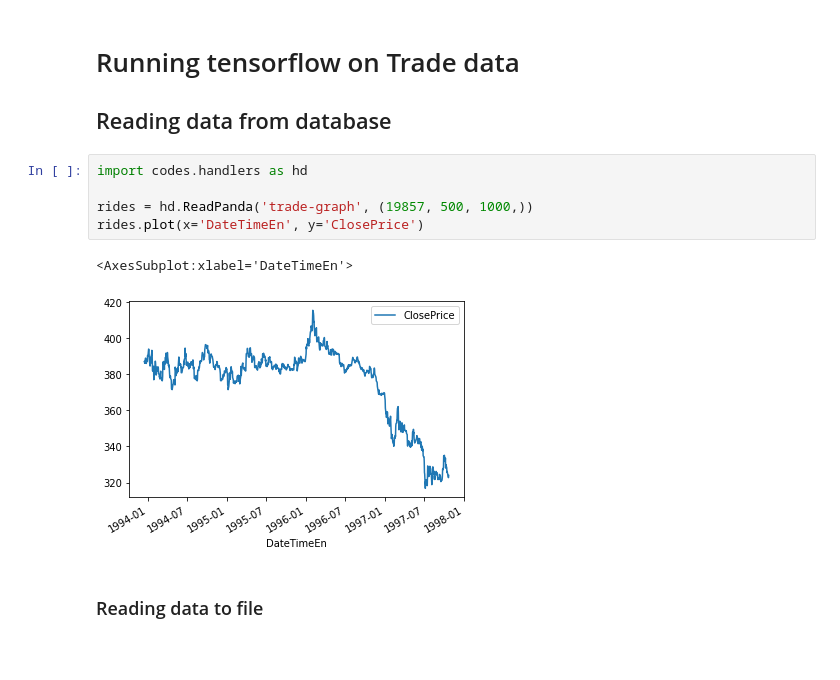
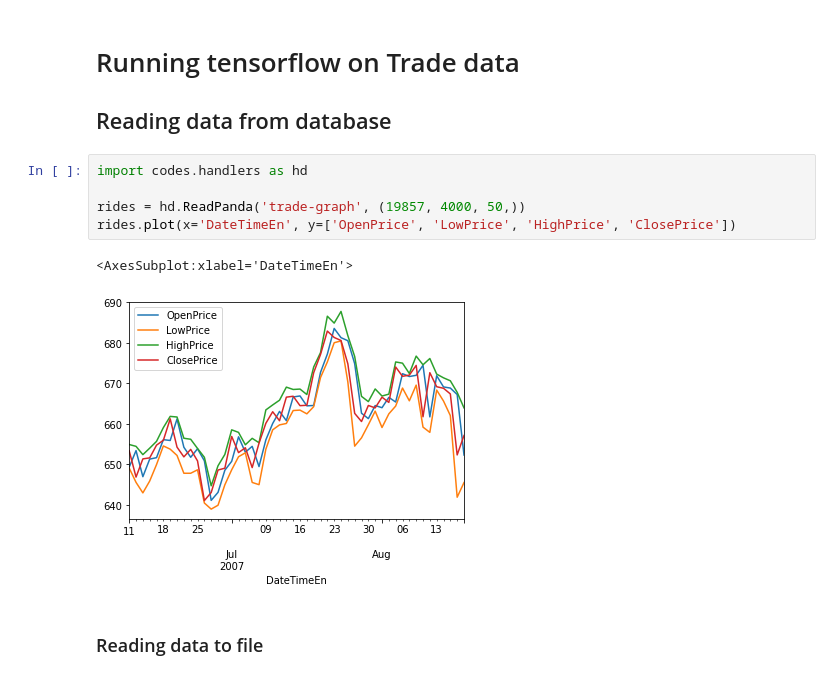
Before and after one commit to h-nargesi/Stock-Estimation, a Jupyter notebook: Jiringi/Python/tensorflow-run.ipynb, the cells around one changed output. Saved outputs shown, nothing was run; the diff lists cells and outputs as text; blank space fills up the shorter version.

```diff
--- a/Jiringi/Python/tensorflow-run.ipynb
+++ b/Jiringi/Python/tensorflow-run.ipynb
@@ -5,11 +5,11 @@
 # %%
 import codes.handlers as hd
 
-rides = hd.ReadPanda('trade-graph', (19857, 500, 1000,))
-rides.plot(x='DateTimeEn', y='ClosePrice')
+rides = hd.ReadPanda('trade-graph', (19857, 4000, 50,))
+rides.plot(x='DateTimeEn', y=['OpenPrice', 'LowPrice', 'HighPrice', 'ClosePrice'])
 # %% [output]
 <AxesSubplot:xlabel='DateTimeEn'>
-[figure, old version]
+[figure, new version]
 # %% [markdown]
 ### Reading data to file
 # %% [markdown]
```
Also changed, not shown: parts of 3 cells of this notebook, 5 other files.
